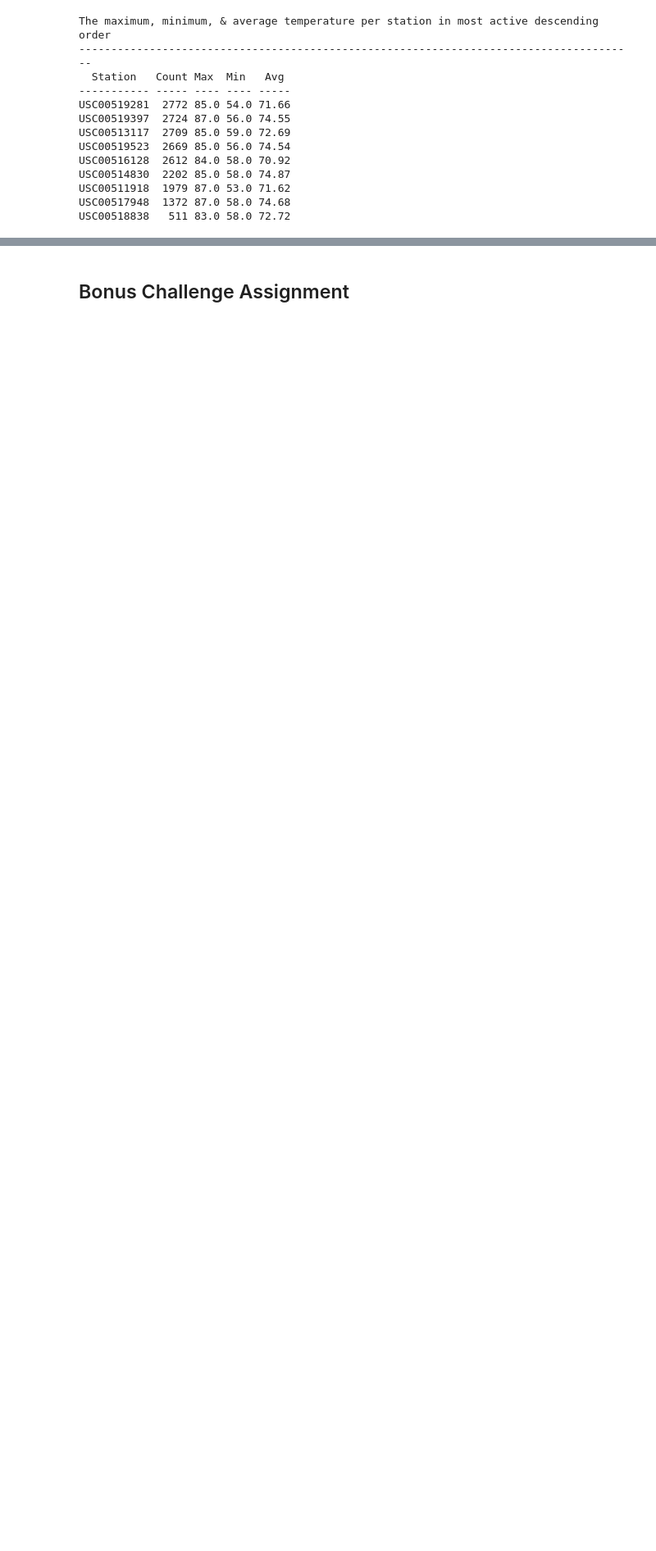
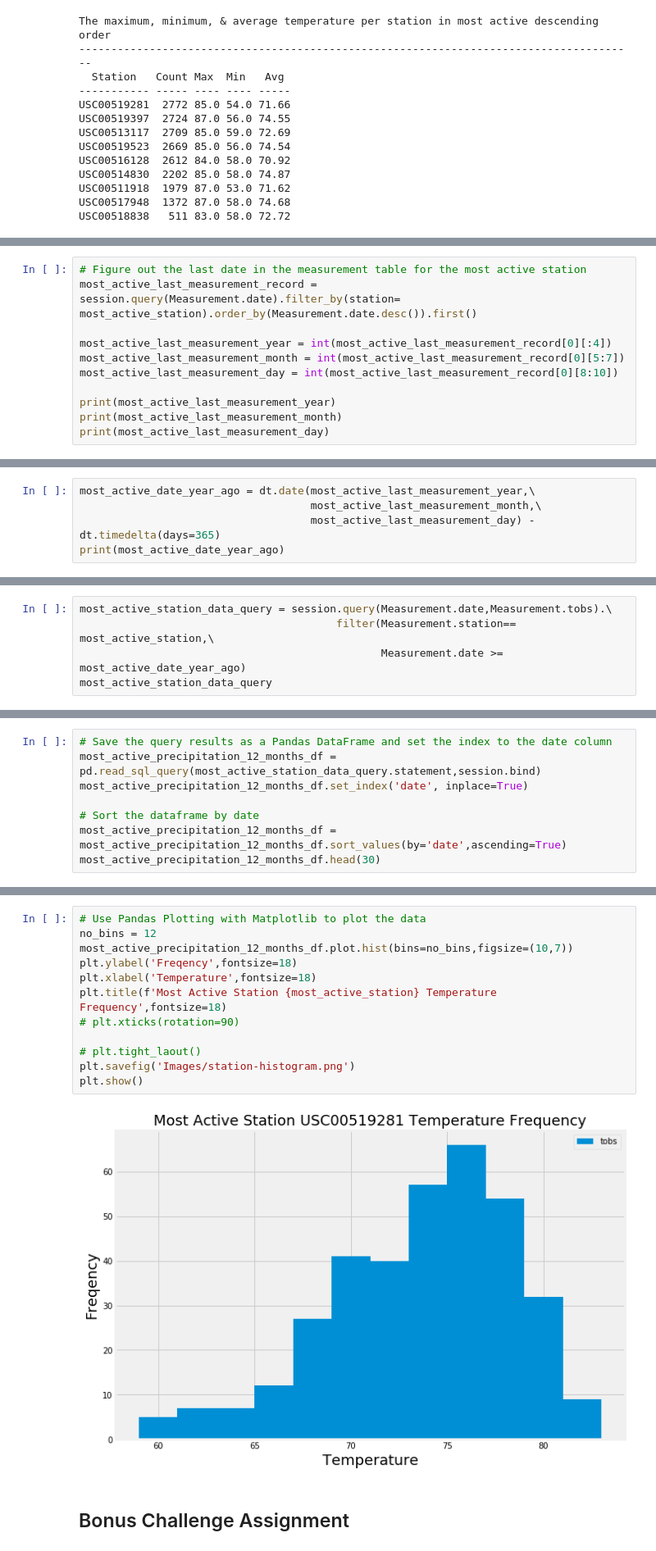
Before and after one commit to blt1339/sqlalchemy-challenge, a Jupyter notebook: climate.ipynb, the cells around one changed output, grey strips where cells are left out. Shown at 82% size. Cells and saved outputs as stored; diff of their text form; blank space fills up the shorter version.

```diff
--- a/climate.ipynb
+++ b/climate.ipynb
@@ -267,0 +270,11 @@ USC00518838   511 83.0 58.0 72.72
+# %%
+# Figure out the last date in the measurement table for the most active station
+most_active_last_measurement_record = session.query(Measurement.date).filter_by(station= most_active_station).order_by(Measurement.date.desc()).first()
+
+most_active_last_measurement_year = int(most_active_last_measurement_record[0][:4])
+most_active_last_measurement_month = int(most_active_last_measurement_record[0][5:7])
+most_active_last_measurement_day = int(most_active_last_measurement_record[0][8:10])
+
+print(most_active_last_measurement_year)
+print(most_active_last_measurement_month)
+print(most_active_last_measurement_day)
@@ -267,0 +285,5 @@ USC00518838   511 83.0 58.0 72.72
+# %%
+most_active_date_year_ago = dt.date(most_active_last_measurement_year,\
+                                    most_active_last_measurement_month,\
+                                    most_active_last_measurement_day) - dt.timedelta(days=365)
+print(most_active_date_year_ago)
@@ -267,0 +292,5 @@ USC00518838   511 83.0 58.0 72.72
+# %%
+most_active_station_data_query = session.query(Measurement.date,Measurement.tobs).\
+                                        filter(Measurement.station== most_active_station,\
+                                               Measurement.date >= most_active_date_year_ago)
+most_active_station_data_query
@@ -267,0 +299,8 @@ USC00518838   511 83.0 58.0 72.72
+# %%
+# Save the query results as a Pandas DataFrame and set the index to the date column
+most_active_precipitation_12_months_df = pd.read_sql_query(most_active_station_data_query.statement,session.bind)
+most_active_precipitation_12_months_df.set_index('date', inplace=True)
+
+# Sort the dataframe by date
+most_active_precipitation_12_months_df = most_active_precipitation_12_months_df.sort_values(by='date',ascending=True)
+most_active_precipitation_12_months_df.head(30)
@@ -268,3 +326,17 @@ USC00518838   511 83.0 58.0 72.72
+# %%
+# Use Pandas Plotting with Matplotlib to plot the data
+no_bins = 12
+most_active_precipitation_12_months_df.plot.hist(bins=no_bins,figsize=(10,7))
+plt.ylabel('Freqency',fontsize=18)
+plt.xlabel('Temperature',fontsize=18)
+plt.title(f'Most Active Station {most_active_station} Temperature Frequency',fontsize=18)
+# plt.xticks(rotation=90)
+
+# plt.tight_laout()
+plt.savefig('Images/station-histogram.png')
+plt.show()
+# %% [output]
+[figure, added]
 # %% [markdown]
 ## Bonus Challenge Assignment
 # %%
```
Also changed, not shown: parts of 7 cells of this notebook, 2 other files.
